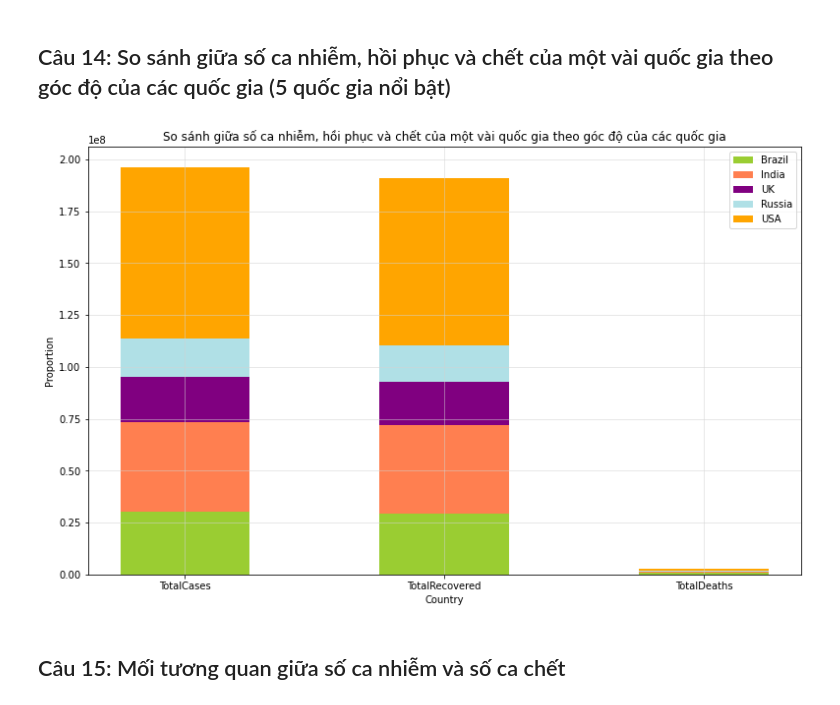
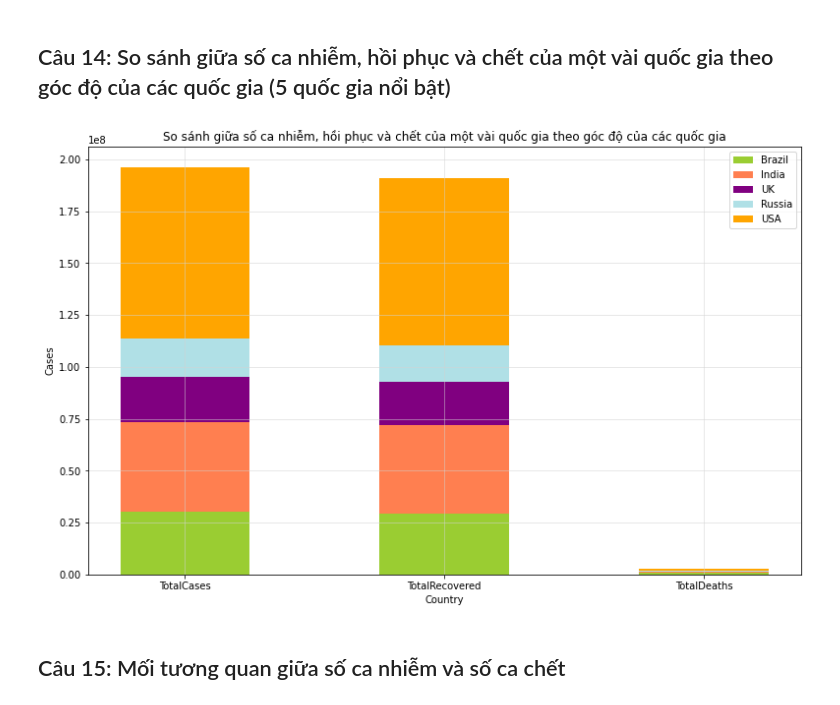
Before and after one commit to vt-khang/Lab01_DataRelationship, a Jupyter notebook: GeneralDataRelationship.ipynb, the cells around one changed output. Drawn from its saved outputs; the diff is of its cells as text; code cells hidden in the pictures.

```diff
--- a/GeneralDataRelationship.ipynb
+++ b/GeneralDataRelationship.ipynb
@@ -263,30 +263,30 @@ plt.show()
 # %%
 # 5 quốc gia nổi bật
 countries = ['Brazil', 'India', 'UK', 'Russia', 'USA']
 
 # chuẩn bị dữ liệu
 Coronavirus_df = df[['Country,Other', 'TotalCases', 'TotalRecovered', 'TotalDeaths']].set_index('Country,Other').loc[countries].T
 
 # vẽ biểu đồ
 fig, ax = plt.subplots(1, figsize = (13, 8))
 y1 = Coronavirus_df['Brazil'].values
 y2 = Coronavirus_df['India'].values
 y3 = Coronavirus_df['UK'].values
 y4 = Coronavirus_df['Russia'].values
 y5 = Coronavirus_df['USA'].values
 plt.bar(Coronavirus_df.index, y1, color = 'yellowgreen', width = 0.5)
 plt.bar(Coronavirus_df.index, y2, bottom = y1, color = 'coral', width = 0.5)
 plt.bar(Coronavirus_df.index, y3, bottom = y1 + y2, color = 'purple', width = 0.5)
 plt.bar(Coronavirus_df.index, y4, bottom = y1 + y2 + y3, color = 'powderblue', width = 0.5)
 plt.bar(Coronavirus_df.index, y5, bottom = y1 + y2 + y3 + y4, color = 'orange', width = 0.5)
 plt.grid(color = 'lightgray', linewidth = 1, axis = 'both', alpha = 0.5)
 plt.xlabel('Country')
-plt.ylabel('Proportion')
+plt.ylabel('Cases')
 plt.legend(Coronavirus_df.columns)
 plt.title('So sánh giữa số ca nhiễm, hồi phục và chết của một vài quốc gia theo góc độ của các quốc gia')
 plt.show()
 # %% [output]
-[figure, old version]
+[figure, new version]
 # %% [markdown]
 ## Câu 15: Mối tương quan giữa số ca nhiễm và số ca chết
 # %%
```
Also changed, not shown: parts of 1 cell of this notebook.
